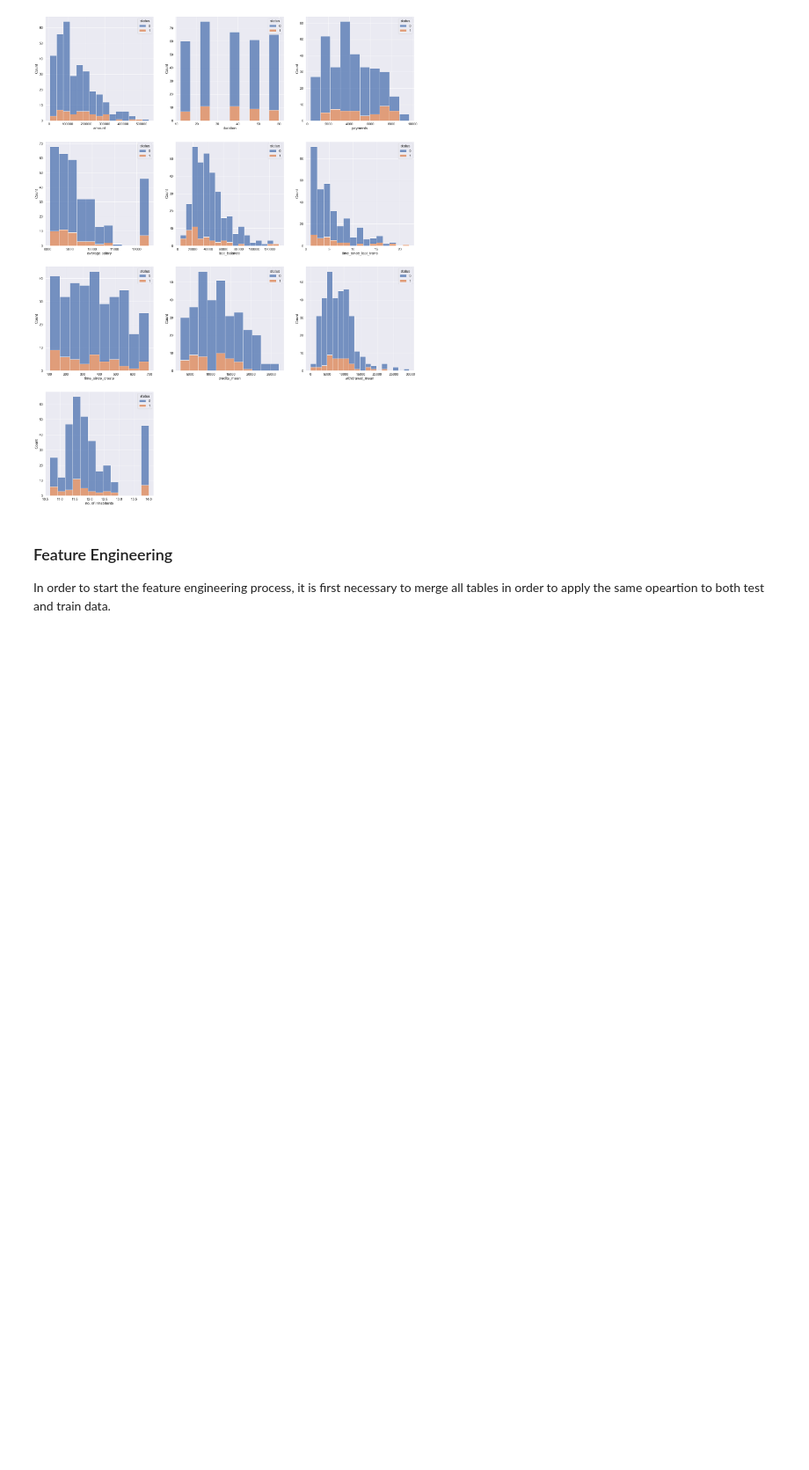
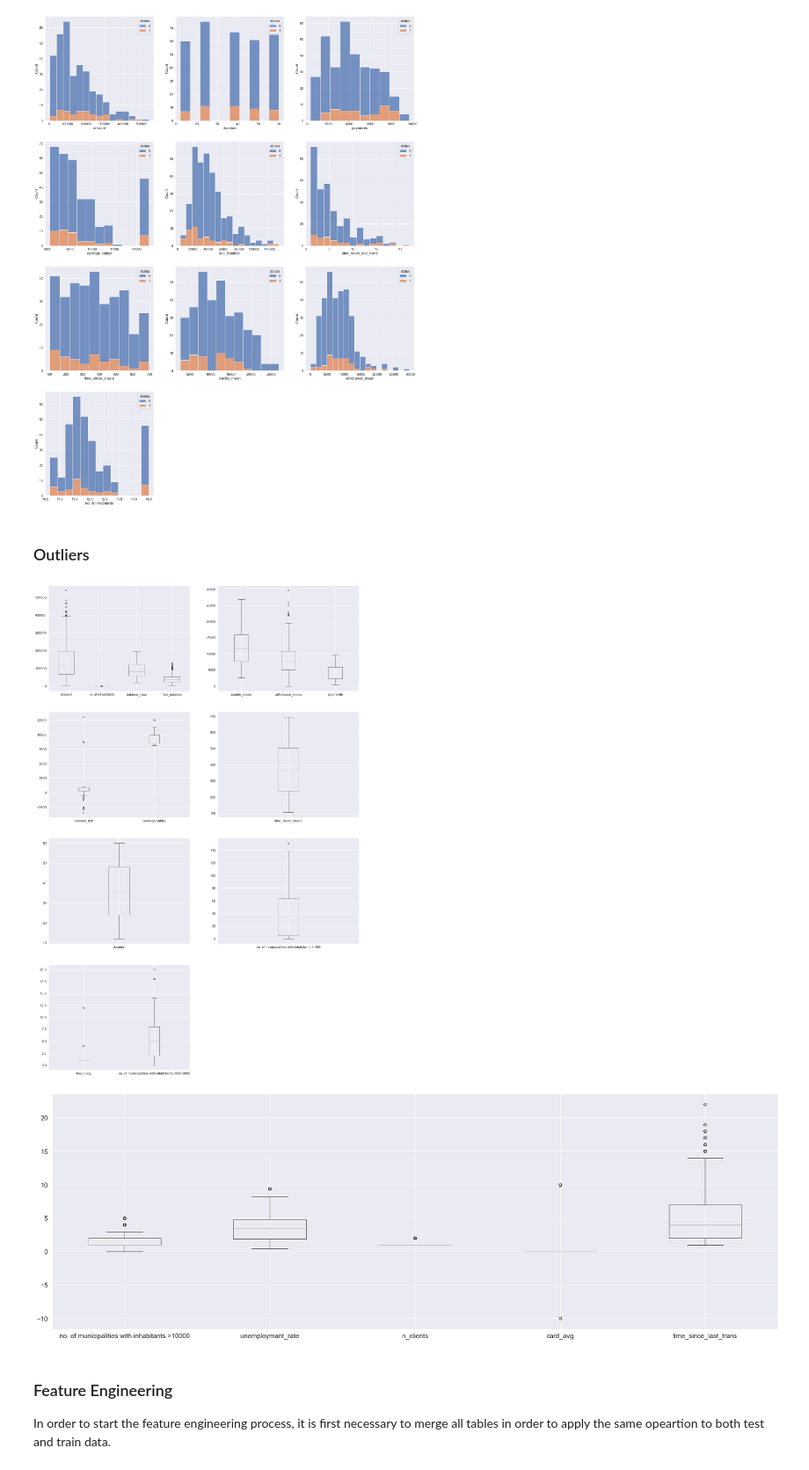
Before and after one commit to Diogogrosario/FEUP-AC, a Jupyter notebook: AC_proj.ipynb, the cells around one changed output. Shown at 88% size. Saved outputs shown, nothing was run; the diff lists cells and outputs as text; code cells hidden in the pictures; blank space fills up the shorter version.

Commit message:
Added outlier detection using boxplots

```diff
--- a/AC_proj.ipynb
+++ b/AC_proj.ipynb
@@ -894,3 +894,33 @@ sb.histplot(merge_train, x="no. of inhabitants", multiple="stack", hue="status",
 plt.show()
 # %% [output]
 [figure]
+# %% [markdown]
+### Outliers
+# %%
+merge_train = pd.read_csv("merge_train.csv", parse_dates = ["loan_date","birth_date"])
+fig = plt.figure(figsize=(25,40))
+
+
+# merge_test.drop(columns=["frequency", "no. of municipalities with inhabitants >10000", "unemploymant_rate", "n_clients", "card_avg", "time_since_last_trans","frequency", "no. of municipalities with inhabitants 2000-9999", "region_0", "region_1", "region_2", "region_3", "no. of municipalities with inhabitants < 499", "duration", "time_since_create", "average salary", "balance_min", "loan_id", "district_id", "client_id", "account_id", "disp_id", "amount" , "no. of inhabitants", "balance_max", "last_balance", "credits_mean" , "withdrawal_mean", "payments"]).boxplot()
+ax = fig.add_subplot(4, 2, 1)
+merge_train[["amount" , "no. of inhabitants", "balance_max", "last_balance"]].boxplot()
+ax = fig.add_subplot(4, 2, 2)
+merge_train[["credits_mean" , "withdrawal_mean", "payments"]].boxplot()
+ax = fig.add_subplot(4, 2, 3)
+merge_train[["balance_min", "average salary"]].boxplot()
+ax = fig.add_subplot(4, 2, 4)
+merge_train[["time_since_create"]].boxplot()
+ax = fig.add_subplot(4, 2, 5)
+merge_train[["duration"]].boxplot()
+ax = fig.add_subplot(4, 2, 6)
+merge_train[["no. of municipalities with inhabitants < 499"]].boxplot()
+ax = fig.add_subplot(4, 2, 7)
+merge_train[["frequency", "no. of municipalities with inhabitants 2000-9999"]].boxplot()
+plt.show()
+fig = plt.figure(figsize=(30,10))
+merge_train[["no. of municipalities with inhabitants >10000", "unemploymant_rate", "n_clients", "card_avg", "time_since_last_trans"]].boxplot()
+
+plt.show()
+# %% [output]
+[figure, added]
+[figure, added]
```
Also changed, not shown: parts of 32 cells of this notebook, 3 other files.
